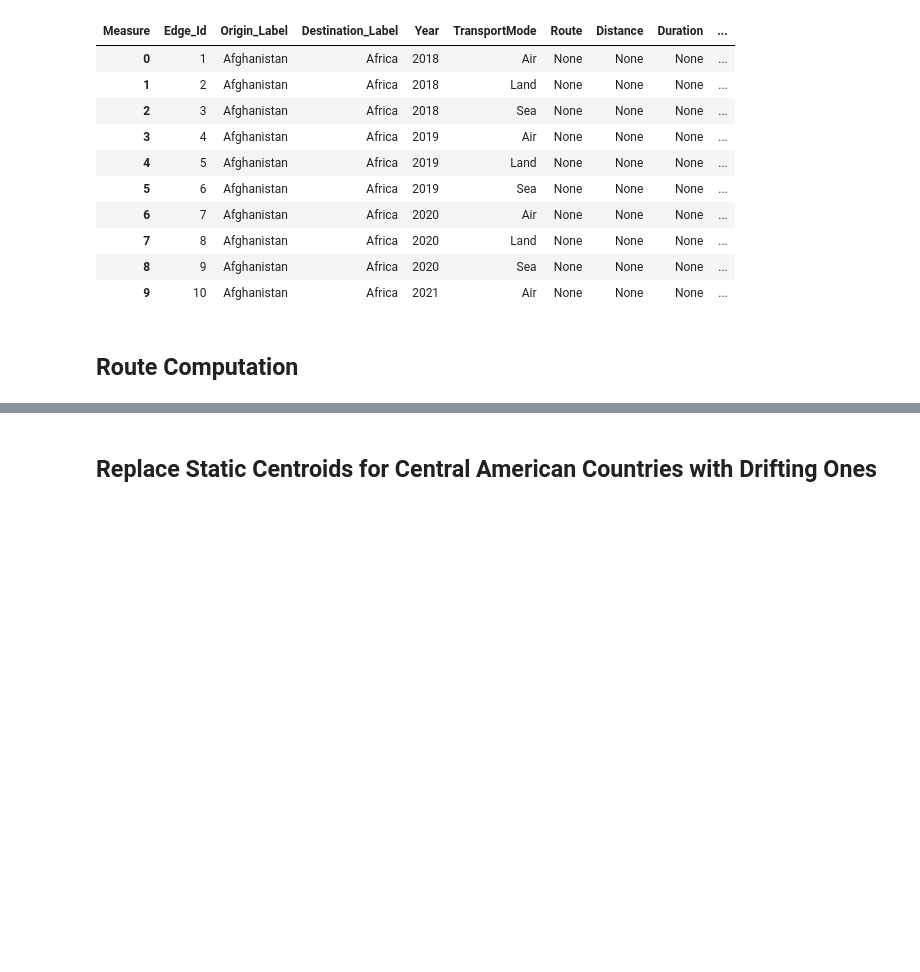
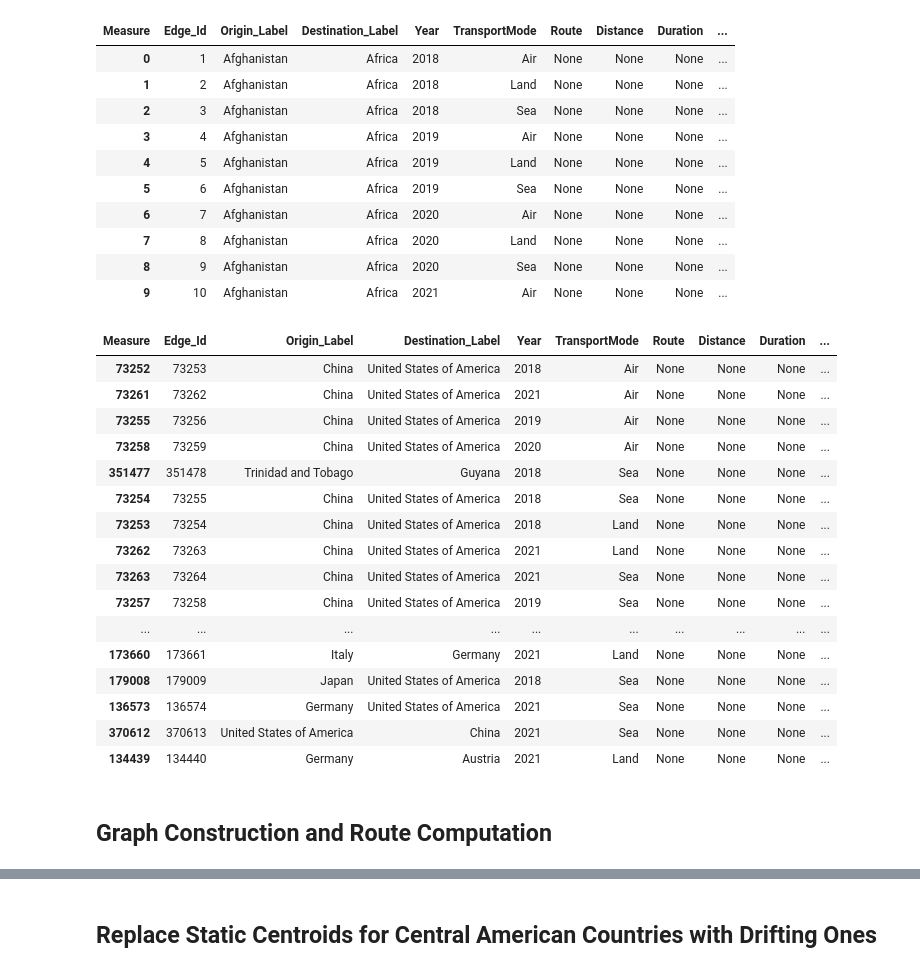
Before and after one commit to zrobers/ca_drift, a Jupyter notebook: trade_simulation.ipynb, the cells around one changed output, grey strips where cells are left out. Cells and saved outputs as stored; diff of their text form; code cells hidden in the pictures; blank space fills up the shorter version.

```diff
--- a/trade_simulation.ipynb
+++ b/trade_simulation.ipynb
@@ -177,5 +179,37 @@ df_edges.head(10)
 | 7 | 8 | Afghanistan | Africa | 2020 | Land | None | None | None | ... |
 | 8 | 9 | Afghanistan | Africa | 2020 | Sea | None | None | None | ... |
 | 9 | 10 | Afghanistan | Africa | 2021 | Air | None | None | None | ... |
+# %%
+# Extract the list of valid country names from the countries_gdf.
+valid_countries = countries_gdf['ADMIN'].unique()
+
+# Create a boolean mask that is True only if both Origin_Label and Destination_Label are in valid_countries.
+mask = df_edges['Origin_Label'].isin(valid_countries) & df_edges['Destination_Label'].isin(valid_countries)
+
+# Update df_edges to only include valid rows; this effectively deletes the rows that don't meet the condition.
+df_edges = df_edges[mask].copy()
+
+# Sort the DataFrame by FOB_value in descending order.
+df_edges = df_edges.sort_values(by='FOB_value', ascending=False)
+
+df_edges.head(30)
+# %% [output]
+| Measure | Edge_Id | Origin_Label | Destination_Label | Year | TransportMode | Route | Distance | Duration | ... |
+| 73252 | 73253 | China | United States of America | 2018 | Air | None | None | None | ... |
+| 73261 | 73262 | China | United States of America | 2021 | Air | None | None | None | ... |
+| 73255 | 73256 | China | United States of America | 2019 | Air | None | None | None | ... |
+| 73258 | 73259 | China | United States of America | 2020 | Air | None | None | None | ... |
+| 351477 | 351478 | Trinidad and Tobago | Guyana | 2018 | Sea | None | None | None | ... |
+| 73254 | 73255 | China | United States of America | 2018 | Sea | None | None | None | ... |
+| 73253 | 73254 | China | United States of America | 2018 | Land | None | None | None | ... |
+| 73262 | 73263 | China | United States of America | 2021 | Land | None | None | None | ... |
+| 73263 | 73264 | China | United States of America | 2021 | Sea | None | None | None | ... |
+| 73257 | 73258 | China | United States of America | 2019 | Sea | None | None | None | ... |
+| ... | ... | ... | ... | ... | ... | ... | ... | ... | ... |
+| 173660 | 173661 | Italy | Germany | 2021 | Land | None | None | None | ... |
+| 179008 | 179009 | Japan | United States of America | 2018 | Sea | None | None | None | ... |
+| 136573 | 136574 | Germany | United States of America | 2021 | Sea | None | None | None | ... |
+| 370612 | 370613 | United States of America | China | 2021 | Sea | None | None | None | ... |
+| 134439 | 134440 | Germany | Austria | 2021 | Land | None | None | None | ... |
 # %% [markdown]
-## Route Computation
+## Graph Construction and Route Computation
```
Also changed, not shown: parts of 12 cells of this notebook.
